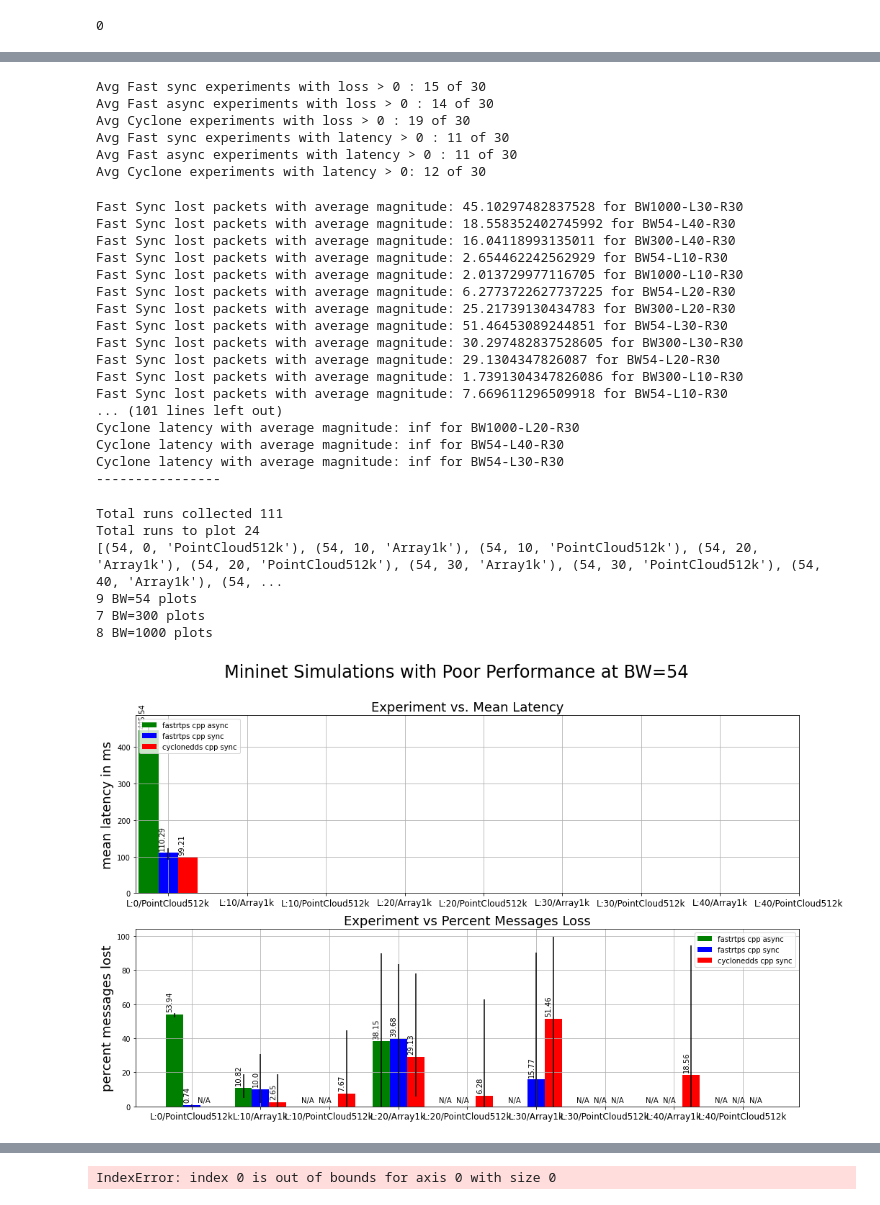
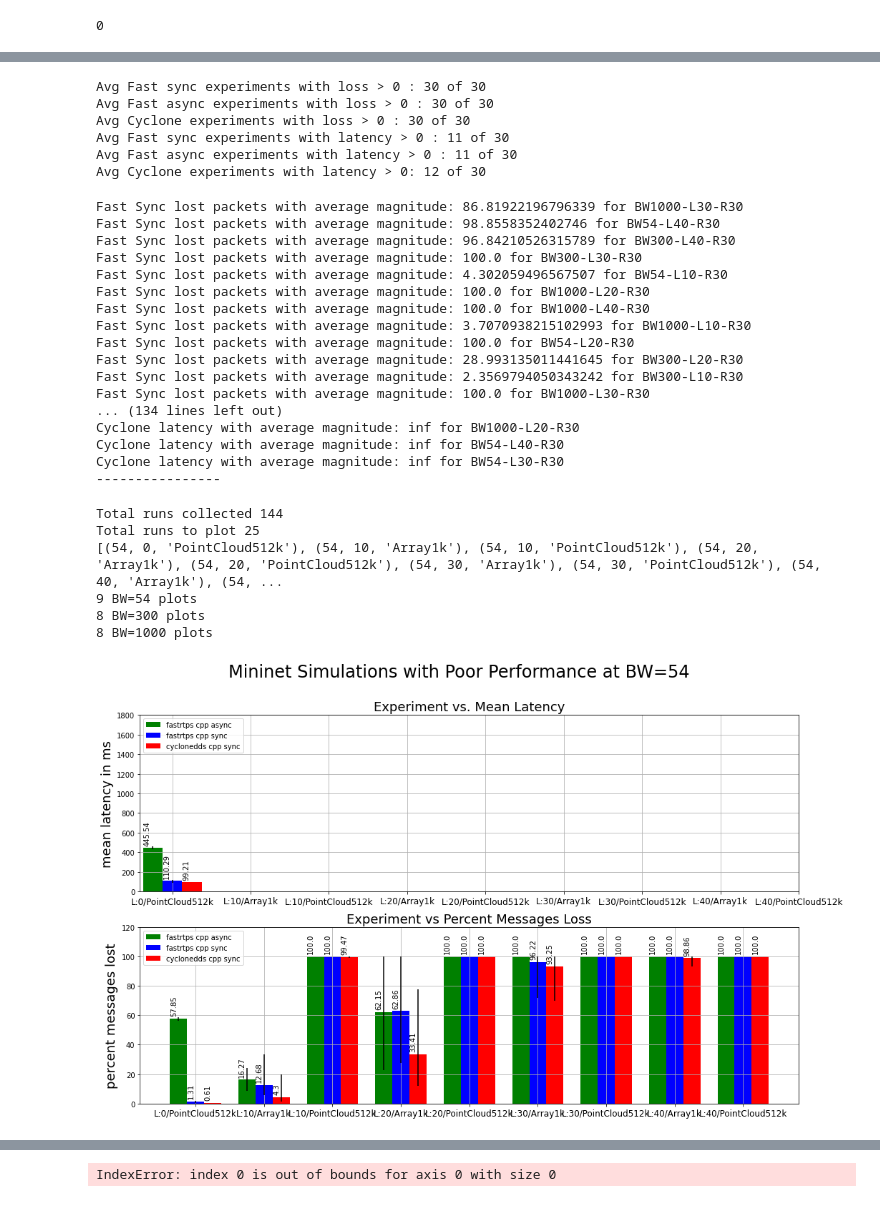
Before and after one commit to osrf/TSC-RMW-Reports, a Jupyter notebook: galactic/MininetExperimentResults.ipynb, the cells around one changed output, grey strips where cells are left out. Drawn from its saved outputs; the diff is of its cells as text; code cells hidden in the pictures.

Commit message:
Calculation changes to mininet to address inf problems and lost packets not actually being 'lost'

```diff
--- a/galactic/MininetExperimentResults.ipynb
+++ b/galactic/MininetExperimentResults.ipynb
@@ -75,7 +75,7 @@ def process_mininet_test(json_file,pub_file,sub_file):
         result.update(json.load(fptr))
     result.update(collapse_csv_file(pub_file,"pub_"))
     result.update(collapse_csv_file(sub_file,"sub_"))
-    result["lost_prct"] = 100.0*result["sub_sum_lost"]/result["pub_sum_sent"]
+    result["lost_prct"] = 100.0*(1.00-(result["sub_sum_recv"]/result["pub_sum_sent"]))
     return result
 
 def collapse_csv_file(csv_file,prefix):
@@ -278,9 +278,9 @@ print("Avg Fast sync experiments with latency > 0 : {0} of {1}".format(len(fast_
 print("Avg Fast async experiments with latency > 0 : {0} of {1}".format(len(fast_async_run_avg_df[fast_async_run_avg_df['sub_mean_latency_max (ms)']>0]),len(fast_async_run_avg_df)))
 print("Avg Cyclone experiments with latency > 0: {0} of {1}".format(len(cyclone_run_avg_df[cyclone_run_avg_df["sub_mean_latency_max (ms)"]>0]),len(cyclone_run_avg_df)))
 # %% [output]
-Avg Fast sync experiments with loss > 0 : 15 of 30
-Avg Fast async experiments with loss > 0 : 14 of 30
-Avg Cyclone experiments with loss > 0 : 19 of 30
+Avg Fast sync experiments with loss > 0 : 30 of 30
+Avg Fast async experiments with loss > 0 : 30 of 30
+Avg Cyclone experiments with loss > 0 : 30 of 30
 Avg Fast sync experiments with latency > 0 : 11 of 30
 Avg Fast async experiments with latency > 0 : 11 of 30
 Avg Cyclone experiments with latency > 0: 12 of 30
@@ -317,22 +317,22 @@ to_plot += print_failed_experiments('lost_prct',loss_cutoff,"Cyclone lost packet
 
 latency_cutoff = 30
 to_plot += print_failed_experiments('sub_mean_latency_mean (ms)',latency_cutoff,"Fast Sync latency",fast_sync_run_avg_df)
-to_plot += print_failed_experiments('sub_mean_latency_mean (ms)',latency_cutoff,"Fast Async latency",fast_async_run_avg_df)
+to_plot += print_failed_experiments('sub_mean_l[[0,110]]#[atency_mean (ms)',latency_cutoff,"Fast Async latency",fast_async_run_avg_df)
 to_plot += print_failed_experiments('sub_mean_latency_mean (ms)',latency_cutoff,"Cyclone latency",cyclone_run_avg_df)
 # %% [output]
-Fast Sync lost packets with average magnitude: 45.10297482837528 for BW1000-L30-R30
-Fast Sync lost packets with average magnitude: 18.558352402745992 for BW54-L40-R30
-Fast Sync lost packets with average magnitude: 16.04118993135011 for BW300-L40-R30
-Fast Sync lost packets with average magnitude: 2.654462242562929 for BW54-L10-R30
-Fast Sync lost packets with average magnitude: 2.013729977116705 for BW1000-L10-R30
-Fast Sync lost packets with average magnitude: 6.2773722627737225 for BW54-L20-R30
-Fast Sync lost packets with average magnitude: 25.21739130434783 for BW300-L20-R30
-Fast Sync lost packets with average magnitude: 51.46453089244851 for BW54-L30-R30
-Fast Sync lost packets with average magnitude: 30.297482837528605 for BW300-L30-R30
-Fast Sync lost packets with average magnitude: 29.1304347826087 for BW54-L20-R30
-Fast Sync lost packets with average magnitude: 1.7391304347826086 for BW300-L10-R30
-Fast Sync lost packets with average magnitude: 7.669611296509918 for BW54-L10-R30
-... (101 lines left out)
+Fast Sync lost packets with average magnitude: 86.81922196796339 for BW1000-L30-R30
+Fast Sync lost packets with average magnitude: 98.8558352402746 for BW54-L40-R30
+Fast Sync lost packets with average magnitude: 96.84210526315789 for BW300-L40-R30
+Fast Sync lost packets with average magnitude: 100.0 for BW300-L30-R30
+Fast Sync lost packets with average magnitude: 4.302059496567507 for BW54-L10-R30
+Fast Sync lost packets with average magnitude: 100.0 for BW1000-L20-R30
+Fast Sync lost packets with average magnitude: 100.0 for BW1000-L40-R30
+Fast Sync lost packets with average magnitude: 3.7070938215102993 for BW1000-L10-R30
+Fast Sync lost packets with average magnitude: 100.0 for BW54-L20-R30
+Fast Sync lost packets with average magnitude: 28.993135011441645 for BW300-L20-R30
+Fast Sync lost packets with average magnitude: 2.3569794050343242 for BW300-L10-R30
+Fast Sync lost packets with average magnitude: 100.0 for BW1000-L30-R30
+... (134 lines left out)
 Cyclone latency with average magnitude: inf for BW1000-L20-R30
 Cyclone latency with average magnitude: inf for BW54-L40-R30
 Cyclone latency with average magnitude: inf for BW54-L30-R30
@@ -349,11 +349,11 @@ print("{0} BW=54 plots".format(len(bw_54)))
 print("{0} BW=300 plots".format(len(bw_300)))
 print("{0} BW=1000 plots".format(len(bw_1000)))
 # %% [output]
-Total runs collected 111
-Total runs to plot 24
+Total runs collected 144
+Total runs to plot 25
 [(54, 0, 'PointCloud512k'), (54, 10, 'Array1k'), (54, 10, 'PointCloud512k'), (54, 20, 'Array1k'), (54, 20, 'PointCloud512k'), (54, 30, 'Array1k'), (54, 30, 'PointCloud512k'), (54, 40, 'Array1k'), (54, ...
 9 BW=54 plots
-7 BW=300 plots
+8 BW=300 plots
 8 BW=1000 plots
 # %%
 def autolabel(rects,ax,rot=90):
@@ -383,7 +383,7 @@ def generate_mininet_plot(fast_sync_df,fast_async_df, cyclone_df, render_set,sup
     to_std = [['sub_mean_latency_mean (ms)_min','sub_mean_latency_mean (ms)_max'],['lost_prct_min','lost_prct_max']]
     plot_units = ['mean latency in ms',"percent messages lost"]#"CPU Utilization %"]
     titles = ["Experiment vs. Mean Latency", "Experiment vs Percent Messages Loss"]#,"Experiment vs CPU Utilization %"]
-    y_extents = [[0,1800],[0,110]]
+    y_extents = [[0,1800],[0,120]]
     fig, ax = plt.subplots(len(to_plot))
     fig.set_size_inches(16.5,10)
     fig.suptitle(super_title,fontsize=24)
@@ -423,35 +423,35 @@ def generate_mininet_plot(fast_sync_df,fast_async_df, cyclone_df, render_set,sup
             cyclone_std[0].append(cv[to_std[idx][0]].values[0])
             cyclone_std[1].append(cv[to_std[idx][1]].values[0])
 
         x = np.arange(len(render_set))
         sz = 0.25
         ax[idx].grid(which="both")
 
         fast_a_std = fixup_error(fast_a_std,fast_a)
         fast_s_std = fixup_error(fast_s_std,fast_s)
         cyclone_std = fixup_error(cyclone_std,cyclone)
 
 
         fast_a_bar = ax[idx].bar(x + 0.00, fast_a, yerr=fast_a_std, color = 'g', width = sz,label="fastrtps cpp async")
         fast_s_bar = ax[idx].bar(x + sz, fast_s, yerr=fast_s_std,color = 'b', width = sz,label="fastrtps cpp sync")
         cyclone_bar =  ax[idx].bar(x + (sz*2), cyclone,yerr=cyclone_std, color = 'r', width = sz,label="cyclonedds cpp sync")
         autolabel(fast_a_bar,ax[idx])
         autolabel(fast_s_bar,ax[idx])
         autolabel(cyclone_bar,ax[idx])
 
-        #ax[idx].set_ylim(y_extents[idx])
+        ax[idx].set_ylim(y_extents[idx])
         ax[idx].set_xticks(x+0.25)
         ax[idx].set_xticklabels(x_label,rotation=0,fontsize=12)
         ax[idx].set_ylabel(plot_units[idx],fontsize=18)
         #ax[idx].set_xlabel("Mininet Experimental Conditions")
         ax[idx].set_title(titles[idx],fontsize=18)
         ax[idx].legend()
     return fig
 
 out = generate_mininet_plot(fast_sync_run_avg_df,fast_async_run_avg_df,cyclone_run_avg_df,bw_54,"Mininet Simulations with Poor Performance at BW=54")
 plt.savefig("./plots/PoorPerformersBW54.png")
 # %% [output]
-[figure, old version]
+[figure, new version]
 # %%
 fav = fast_async_df.loc[(fast_async_df['bandwidth'] == 54) &
                         (fast_async_df["loss"] == 10) &
```
Also changed, not shown: parts of 4 cells of this notebook, 4 other files.
